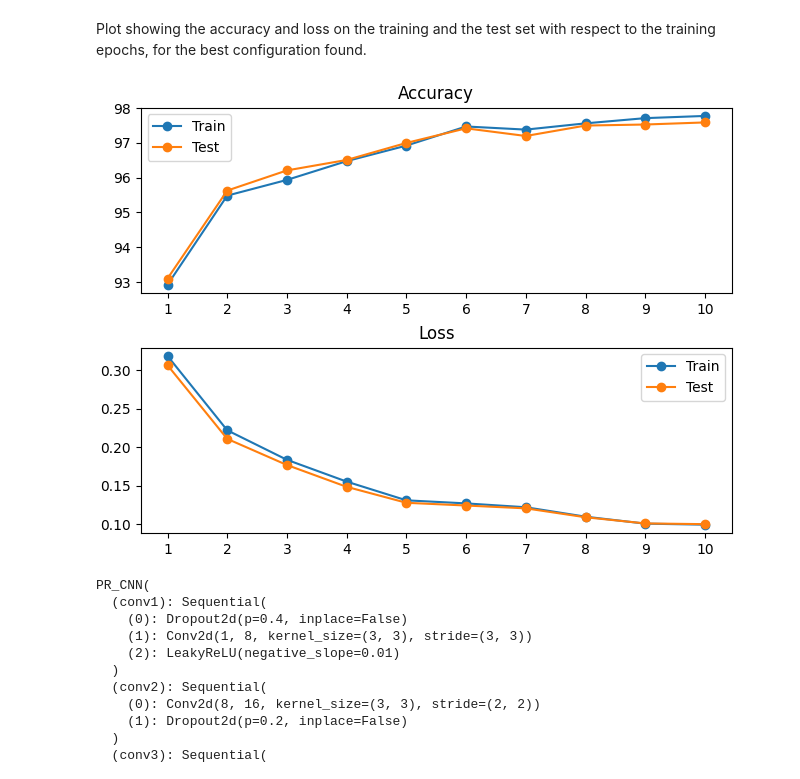
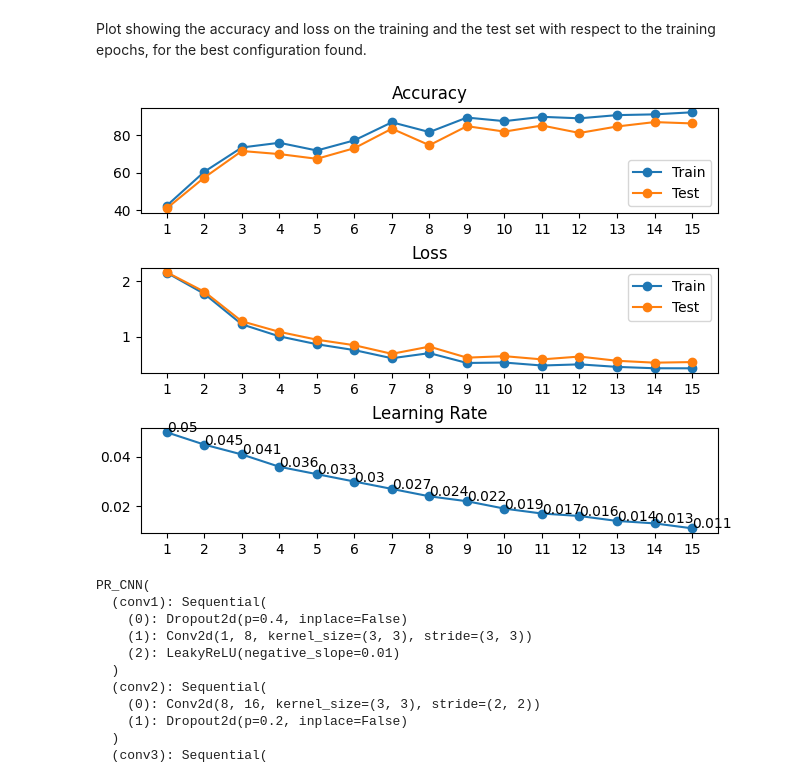
Before and after one commit to CNN-Terror/Task-2, a Jupyter notebook: exercise2/cnn.ipynb, the cells around one changed output. Cells and saved outputs as stored; diff of their text form; code cells hidden in the pictures.

Commit message:
[CNN] Use lr scheduler inside train method. Plot lr

```diff
--- a/exercise2/cnn.ipynb
+++ b/exercise2/cnn.ipynb
@@ -7,8 +7,8 @@
 BATCH_SIZE_TRAIN = 32
 BATCH_SIZE_TEST = 1000 # I don't think this actually matters
 
-NUMBER_OF_EPOCHS = 10
-LEARNING_RATE = 0.1
+NUMBER_OF_EPOCHS = 15
+LEARNING_RATE = 0.05
 MOMENTUM = 0
 
 USE_PNG_FORMAT = False
@@ -99,17 +99,6 @@ torch.autograd.set_detect_anomaly(True)
 # Initialize classifier stuff
 cnn_model = model_task2c.PR_CNN()   # initialization of the model
 optimizer = torch.optim.SGD(cnn_model.parameters(), lr=LEARNING_RATE, momentum=MOMENTUM)
-#To optimize the learning rate with LambdaLR
-#From https://www.kaggle.com/code/isbhargav/guide-to-pytorch-learning-rate-scheduling/notebook
-lambda1 = lambda factor: 0.85 ** factor
-scheduler = torch.optim.lr_scheduler.LambdaLR(optimizer, lr_lambda=lambda1)
-for i in range(10):
-    optimizer.step()
-    print("Factor = ", round(0.85 ** i,3)," , Learning Rate = ",round(optimizer.param_groups[0]["lr"],3))
-    scheduler.step()
-
-print(cnn_model)
-
 
 # Compute the accuracy of the model on the given data set
 # and returns the loss.
@@ -144,9 +133,18 @@ def train(loss_func='cross_entropy'):
     train_accuracy_per_epoch = []
     test_loss_per_epoch = []
     test_accuracy_per_epoch = []
+    learning_rate_per_epoch = []
+
+    #To optimize the learning rate with LambdaLR
+    #From https://www.kaggle.com/code/isbhargav/guide-to-pytorch-learning-rate-scheduling/notebook
+    # The learning rate will be 10% smaller from one epoch to another
+    scheduler = torch.optim.lr_scheduler.LambdaLR(optimizer, lr_lambda=(lambda factor: 0.9 ** factor))
 
     for epoch in range(NUMBER_OF_EPOCHS):
         print(f'Epoch {epoch + 1}')
+        learning_rate = round(optimizer.param_groups[0]["lr"],3)
+        print(f'Learning Rate: {learning_rate}')
+        learning_rate_per_epoch.append(learning_rate)
 
         cnn_model.train()  # activation of the train mode
 
@@ -175,10 +173,12 @@ def train(loss_func='cross_entropy'):
         test_loss_per_epoch.append(test_loss)
         test_accuracy_per_epoch.append(test_accuracy)
 
-    return train_loss_per_epoch, test_loss_per_epoch, train_accuracy_per_epoch, test_accuracy_per_epoch
+        scheduler.step()
+
+    return train_loss_per_epoch, test_loss_per_epoch, train_accuracy_per_epoch, test_accuracy_per_epoch, learning_rate_per_epoch
 
 
-train_loss_per_epoch, test_loss_per_epoch, train_accuracy_per_epoch, test_accuracy_per_epoch = train()
+train_loss_per_epoch, test_loss_per_epoch, train_accuracy_per_epoch, test_accuracy_per_epoch, learning_rate_per_epoch = train()
 # %% [output]
 The autoreload extension is already loaded. To reload it, use:
   %reload_ext autoreload
@@ -227,34 +224,43 @@ Plot showing the accuracy and loss on the training and the test set with respect
 # %%
 # You need to install ipympl to make this work
 %matplotlib widget
 from matplotlib import pyplot as plt
 
 
 epochs = [i for i in range(1, NUMBER_OF_EPOCHS + 1)]
-fig, axes = plt.subplots(2, 1, constrained_layout=True)
+fig, axes = plt.subplots(3, 1, constrained_layout=True)
 fig.canvas.toolbar_visible = False
 fig.canvas.header_visible = False
 
 
 # Show accuracy
 axes[0].plot(epochs, train_accuracy_per_epoch,'-o')
 axes[0].plot(epochs, test_accuracy_per_epoch, '-o')
 axes[0].set_xticks(epochs)
 axes[0].legend(['Train', 'Test'])
 axes[0].set_title('Accuracy')
 
 
 # Show loss
 axes[1].plot(epochs, train_loss_per_epoch,'-o')
 axes[1].plot(epochs, test_loss_per_epoch, '-o')
 axes[1].set_xticks(epochs)
 axes[1].legend(['Train', 'Test'])
 axes[1].set_title('Loss')
 
 
+# Show learning rate per epoch
+axes[2].plot(epochs, learning_rate_per_epoch,'-o')
+axes[2].set_xticks(epochs)
+axes[2].set_title('Learning Rate')
+for epoch in epochs:
+  # Epochs start at 1, indexes at 0
+  axes[2].text(epoch, learning_rate_per_epoch[epoch - 1], learning_rate_per_epoch[epoch - 1])
+  pass
+
 plt.show()
 # %% [output]
-[figure, old version]
+[figure, new version]
 # %%
 print(cnn_model)
 print(f'Seed = {seed}')
```
Also changed, not shown: parts of 3 cells of this notebook.
